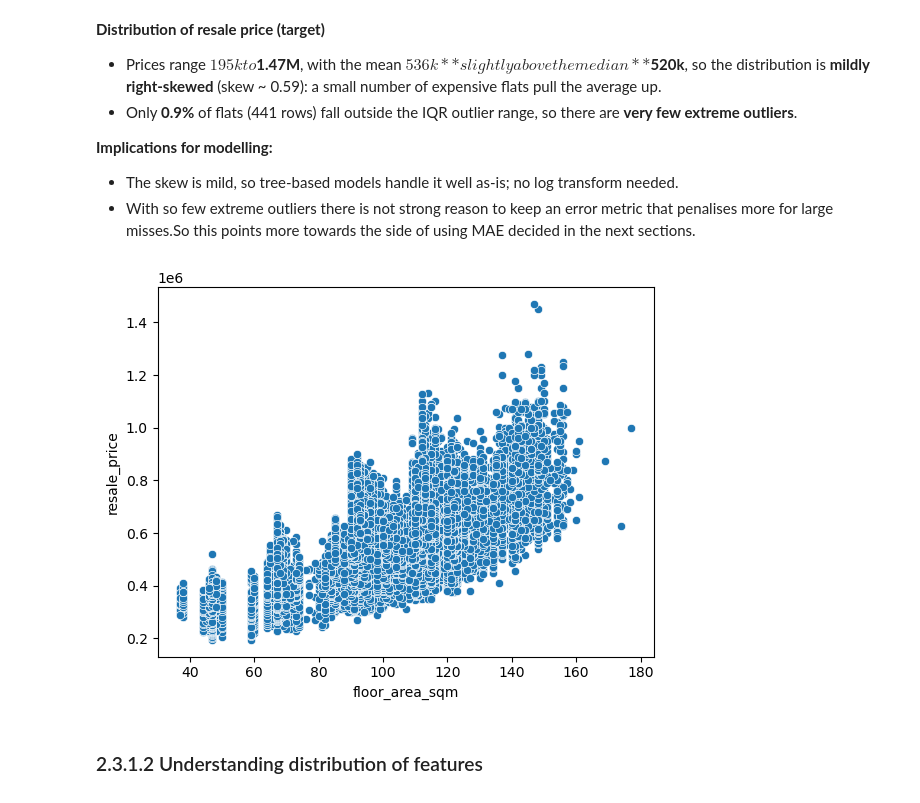
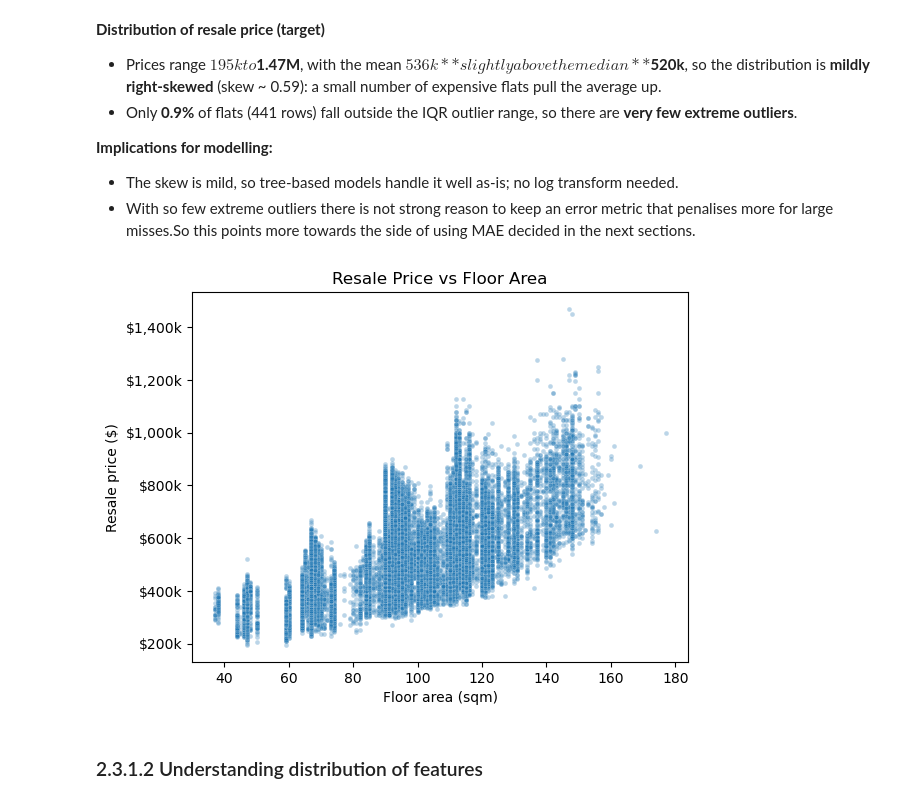
Before and after one commit to niroxzv/mldpschooljunyu, a Jupyter notebook: MLDP Program Codes Submission Template(1).ipynb, the cells around one changed output. Saved outputs shown, nothing was run; the diff lists cells and outputs as text; code cells hidden in the pictures.

```diff
--- a/MLDP Program Codes Submission Template(1).ipynb
+++ b/MLDP Program Codes Submission Template(1).ipynb
@@ -22,5 +22,11 @@ import numpy as np
 import matplotlib.pyplot as plt
 import seaborn as sns
 import plotly as py
+from matplotlib.ticker import FuncFormatter
+
+# Prices run past $1m, so matplotlib defaults to scientific notation and labels
+# a $600k flat as "0.6" with a small "1e6" in the corner. This formatter puts
+# readable dollar amounts on any price axis instead.
+price_axis = FuncFormatter(lambda v, _: f'${v/1000:,.0f}k')
 # %% [markdown]
 # 1. Business Understanding
@@ -134,9 +149,16 @@ plt.show()
 - With so few extreme outliers there is not strong reason to keep an error metric that penalises more for large misses.So this points more towards the side of using MAE decided in the next sections.
 # %%
 ## Scatter plot of floor area vs resale price
-scatter = sns.scatterplot(x='floor_area_sqm', y='resale_price', data=df)
+# alpha/s keep 47,864 overlapping points readable -- at full opacity the cloud
+# turns into a solid block and the trend disappears.
+sns.scatterplot(x='floor_area_sqm', y='resale_price', data=df, alpha=0.3, s=12)
+plt.title('Resale Price vs Floor Area')
+plt.xlabel('Floor area (sqm)')
+plt.ylabel('Resale price ($)')
+plt.gca().yaxis.set_major_formatter(price_axis)
+plt.show()
 # %% [output]
-[figure, old version]
+[figure, new version]
 # %% [markdown]
 ### 2.3.1.2 Understanding distribution of features
 # %%
```
Also changed, not shown: parts of 30 cells of this notebook, 1 other file.
